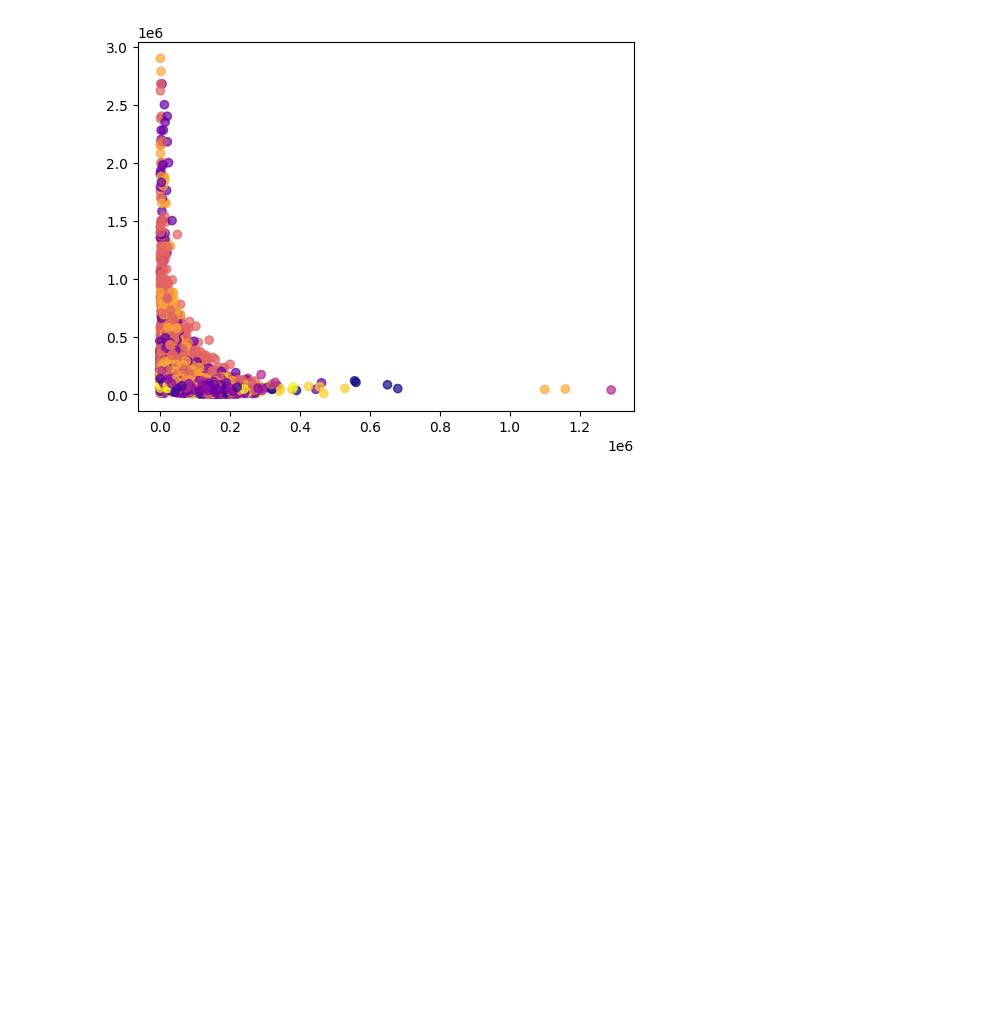
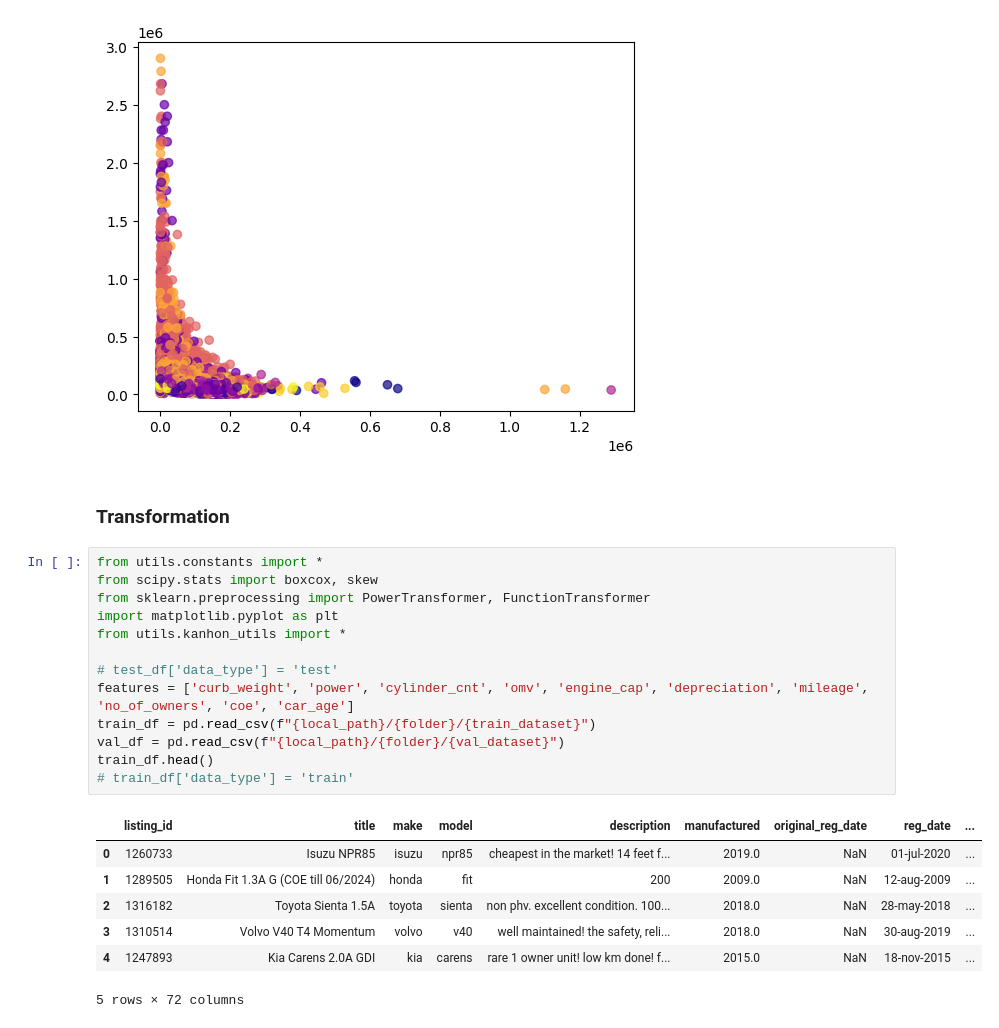
Before and after one commit to melloo21/CS5228_project, a Jupyter notebook: EDA_2.ipynb, the cells around one changed output. Cells and saved outputs as stored; diff of their text form; blank space fills up the shorter version.

```diff
--- a/EDA_2.ipynb
+++ b/EDA_2.ipynb
@@ -1815,3 +1881,26 @@ plt.scatter(train_df['mileage'], train_df['price'], c=train_df['color_code'], cm
 # %% [output]
 <matplotlib.collections.PathCollection at 0x...>
 [figure]
+# %% [markdown]
+### Transformation
+# %%
+from utils.constants import *
+from scipy.stats import boxcox, skew
+from sklearn.preprocessing import PowerTransformer, FunctionTransformer
+import matplotlib.pyplot as plt
+from utils.kanhon_utils import *
+
+# test_df['data_type'] = 'test'
+features = ['curb_weight', 'power', 'cylinder_cnt', 'omv', 'engine_cap', 'depreciation', 'mileage', 'no_of_owners', 'coe', 'car_age']
+train_df = pd.read_csv(f"{local_path}/{folder}/{train_dataset}")
+val_df = pd.read_csv(f"{local_path}/{folder}/{val_dataset}")
+train_df.head()
+# train_df['data_type'] = 'train'
+# %% [output]
+|  | listing_id | title | make | model | description | manufactured | original_reg_date | reg_date | ... |
+| 0 | 1260733 | Isuzu NPR85 | isuzu | npr85 | cheapest in the market! 14 feet f... | 2019.0 | NaN | 01-jul-2020 | ... |
+| 1 | 1289505 | Honda Fit 1.3A G (COE till 06/2024) | honda | fit | 200 | 2009.0 | NaN | 12-aug-2009 | ... |
+| 2 | 1316182 | Toyota Sienta 1.5A | toyota | sienta | non phv. excellent condition. 100... | 2018.0 | NaN | 28-may-2018 | ... |
+| 3 | 1310514 | Volvo V40 T4 Momentum | volvo | v40 | well maintained! the safety, reli... | 2018.0 | NaN | 30-aug-2019 | ... |
+| 4 | 1247893 | Kia Carens 2.0A GDI | kia | carens | rare 1 owner unit! low km done! f... | 2015.0 | NaN | 18-nov-2015 | ... |
+5 rows × 72 columns
```
Also changed, not shown: parts of 8 cells of this notebook, 1 other file.
